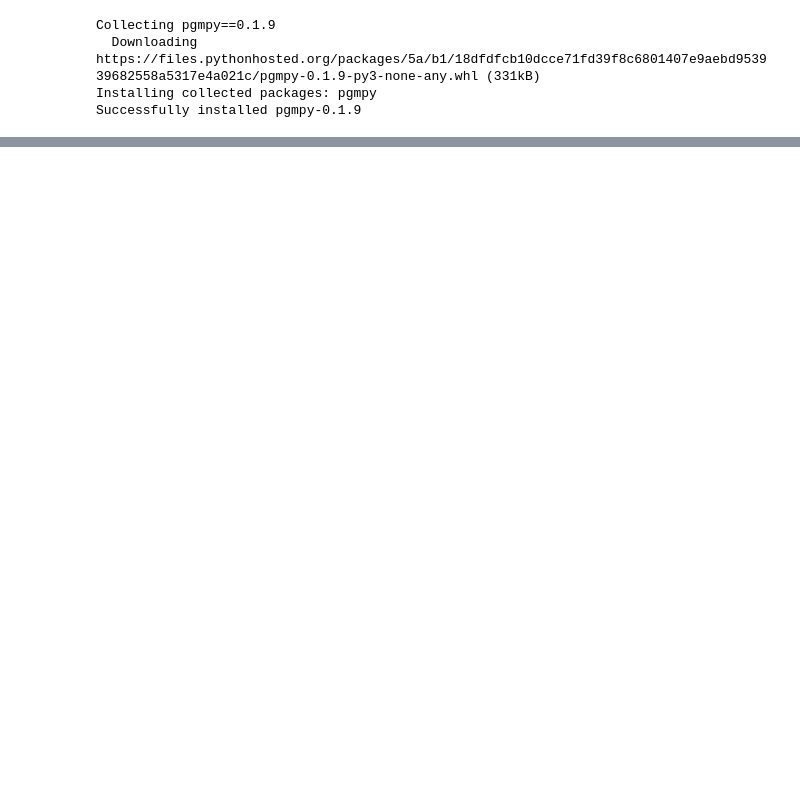
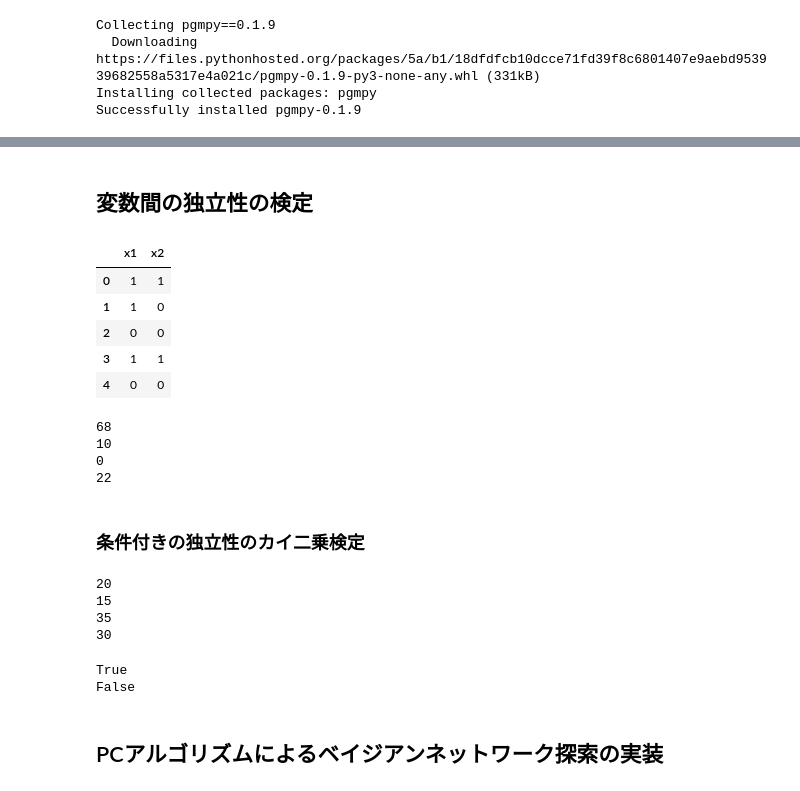
Before and after one commit to KamonohashiPerry/MachineLearning, a Jupyter notebook: Causal_Inference/Python_Causal_Inference_Chap7.ipynb, the cells around one changed output, grey strips where cells are left out. Cells and saved outputs as stored; diff of their text form; code cells hidden in the pictures; blank space fills up the shorter version.

```diff
--- a/Causal_Inference/Python_Causal_Inference_Chap7.ipynb
+++ b/Causal_Inference/Python_Causal_Inference_Chap7.ipynb
@@ -173,0 +174,2 @@ print(bic.score(model))
+# %% [markdown]
+## 変数間の独立性の検定
@@ -173,0 +186,76 @@ print(bic.score(model))
+# %%
+# データ数
+num_data = 100
+
+# x1:0か1の値をnum_data個生成、0の確率は0.6、1の確率は0.4
+x1 = np.random.choice([0, 1], num_data, p=[0.6, 0.4])
+
+# x2:0か1の値をnum_data個生成、0の確率は0.4、1の確率は0.6
+x2 = np.random.choice([0, 1], num_data, p=[0.4, 0.6])
+
+# x2はx1と因果関係にあるとする
+x2 = x2*x1
+
+# 2変数で表にする
+df = pd.DataFrame({'x1':x1,
+                     'x2':x2})
+
+df.head()
+# %% [output]
+|  | x1 | x2 |
+| 0 | 1 | 1 |
+| 1 | 1 | 0 |
+| 2 | 0 | 0 |
+| 3 | 1 | 1 |
+| 4 | 0 | 0 |
+# %%
+# 各カウント
+print(((df['x1'] == 0) & (df['x2'] == 0)).sum())
+print(((df['x1'] == 1) & (df['x2'] == 0)).sum())
+print(((df['x1'] == 0) & (df['x2'] == 1)).sum())
+print(((df['x1'] == 1) & (df['x2'] == 1)).sum())
+# %% [output]
+68
+10
+0
+22
+# %% [markdown]
+### 条件付きの独立性のカイ二乗検定
+# %%
+# データ数
+num_data = 100
+
+# x1:0か1の値をnum_data個生成、0の確率は0.6、1の確率は0.4
+x1 = np.random.choice([0, 1], num_data, p=[0.6, 0.4])
+
+# x2:0か1の値をnum_data個生成、0の確率は0.4、1の確率は0.6
+x2 = np.random.choice([0, 1], num_data, p=[0.4, 0.6])
+
+# 2変数で表にする
+df2 = pd.DataFrame({'x1':x1,
+                     'x2':x2})
+
+# 各カウント
+print(((df['x1'] == 0) & (df['x2'] == 0)).sum())
+print(((df['x1'] == 1) & (df['x2'] == 0)).sum())
+print(((df['x1'] == 0) & (df['x2'] == 1)).sum())
+print(((df['x1'] == 1) & (df['x2'] == 1)).sum())
+# %% [output]
+20
+15
+35
+30
+# %%
+from pgmpy.estimators import ConstraintBasedEstimator
+
+est = ConstraintBasedEstimator(df2)
+print(est.test_conditional_independence('x1', 'x2', method='chi_square', tol=0.05))
+
+# 最初の例の場合
+est = ConstraintBasedEstimator(df)
+print(est.test_conditional_independence('x1', 'x2', method='chi_square', tol=0.05))
+# %% [output]
+True
+False
+# %% [markdown]
+## PCアルゴリズムによるベイジアンネットワーク探索の実装
```
Also changed, not shown: parts of 23 cells of this notebook.
